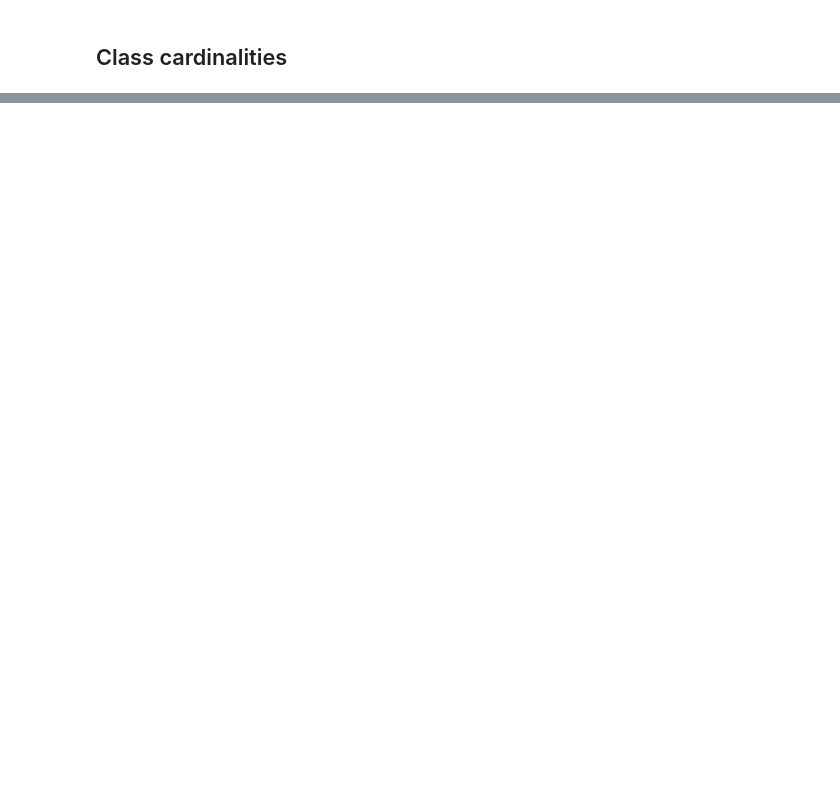
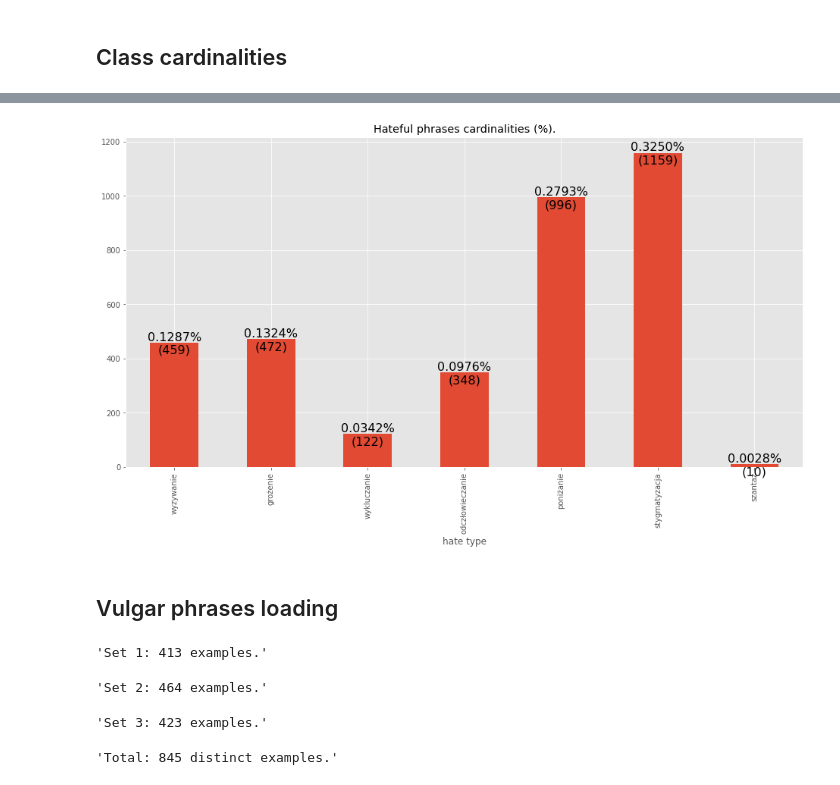
Before and after one commit to kaluzny1995/HSD2.0, a Jupyter notebook: 03. InitialDataAnalysis.ipynb, the cells around one changed output, grey strips where cells are left out. Saved outputs shown, nothing was run; the diff lists cells and outputs as text; code cells hidden in the pictures; blank space fills up the shorter version.

```diff
--- a/03. InitialDataAnalysis.ipynb
+++ b/03. InitialDataAnalysis.ipynb
@@ -937,0 +265,10 @@ df_topic_pac_scores.head(2)
+# %%
+def save_raw_phrases(df_phr, hate_type, file):
+    phr = df_phr[df_phr[hate_type] == 1]['klucze'].values
+    with open(file, 'w') as f:
+        f.write(';'.join(phr))
+
+    return phr
+
+all_phr = np.array([save_raw_phrases(df_phrases, hate_type=label, file=HATEFUL_RAW_DIR.replace('{}', small))
+                    for label, small in zip(LABELS, LABELS_SMALL)])
@@ -937,0 +318,12 @@ df_topic_pac_scores.head(2)
+# %%
+def phrase_cards(aphr):
+    df_pc = pd.DataFrame({
+        'hate type': LABELS,
+        'cardinality': [len(phr) for phr in aphr]
+    })
+    df_pc = df_pc.set_index(['hate type'])
+
+    return df_pc
+
+df_phrase_cards = phrase_cards(all_phr)
+df_phrase_cards
@@ -937,0 +340,54 @@ df_topic_pac_scores.head(2)
+# %%
+def phrase_cardinalities_bar(df_pc, title='Hateful phrases cardinalities (%).'):
+    ax = df_pc.plot(kind='bar', figsize=(16, 8))
+    ax.get_legend().remove()
+    for p in ax.patches:
+        perc = p.get_height()/df_pc['cardinality'].sum()
+        plt.text(p.get_x() + p.get_width()/2, p.get_height()-50, f'{perc:1.4f}%\n({p.get_height()})',
+                 ha='center', va='bottom', fontsize=16)
+
+    plt.title(title)
+    plt.show()
+
+phrase_cardinalities_bar(df_phrase_cards)
+# %% [output]
+[figure, added]
+# %% [markdown]
+## Vulgar phrases loading
+# %%
+with open('data/vulgars/polish_vulgar_words.txt', 'r') as f:
+    text = f.read()
+
+vulgar1 = np.array(re.findall(r'\'([A-Za-z0-9_\./\\-]*)\'', text))
+f'Set 1: {len(vulgar1)} examples.'
+# %% [output]
+'Set 1: 413 examples.'
+# %%
+with open('data/vulgars/polish_vulgar_words_github.txt', 'r') as f:
+    text = f.read()
+
+vulgar2 = np.array(re.findall(r'\"([A-Za-z0-9_\./\\-]*)\"', text))
+f'Set 2: {len(vulgar2)} examples.'
+# %% [output]
+'Set 2: 464 examples.'
+# %%
+with open('data/vulgars/polish_vulgar_phrases.txt', 'r') as f:
+    text = f.read()
+text = text.replace('\n', ' • ')
+
+vulgar3 = np.array(text.split(' • '))
+f'Set 3: {len(vulgar3)} examples.'
+# %% [output]
+'Set 3: 423 examples.'
+# %%
+def union3(s0, s1, s2):
+    s = np.union1d(s0, s1)
+    s = np.union1d(s, s2)
+    s = s[s != '']
+
+    return s
+
+vulgar_words = union3(vulgar1, vulgar2, vulgar3)
+f'Total: {len(vulgar_words)} distinct examples.'
+# %% [output]
+'Total: 845 distinct examples.'
```
Also changed, not shown: parts of 119 cells of this notebook, 7 other files.
